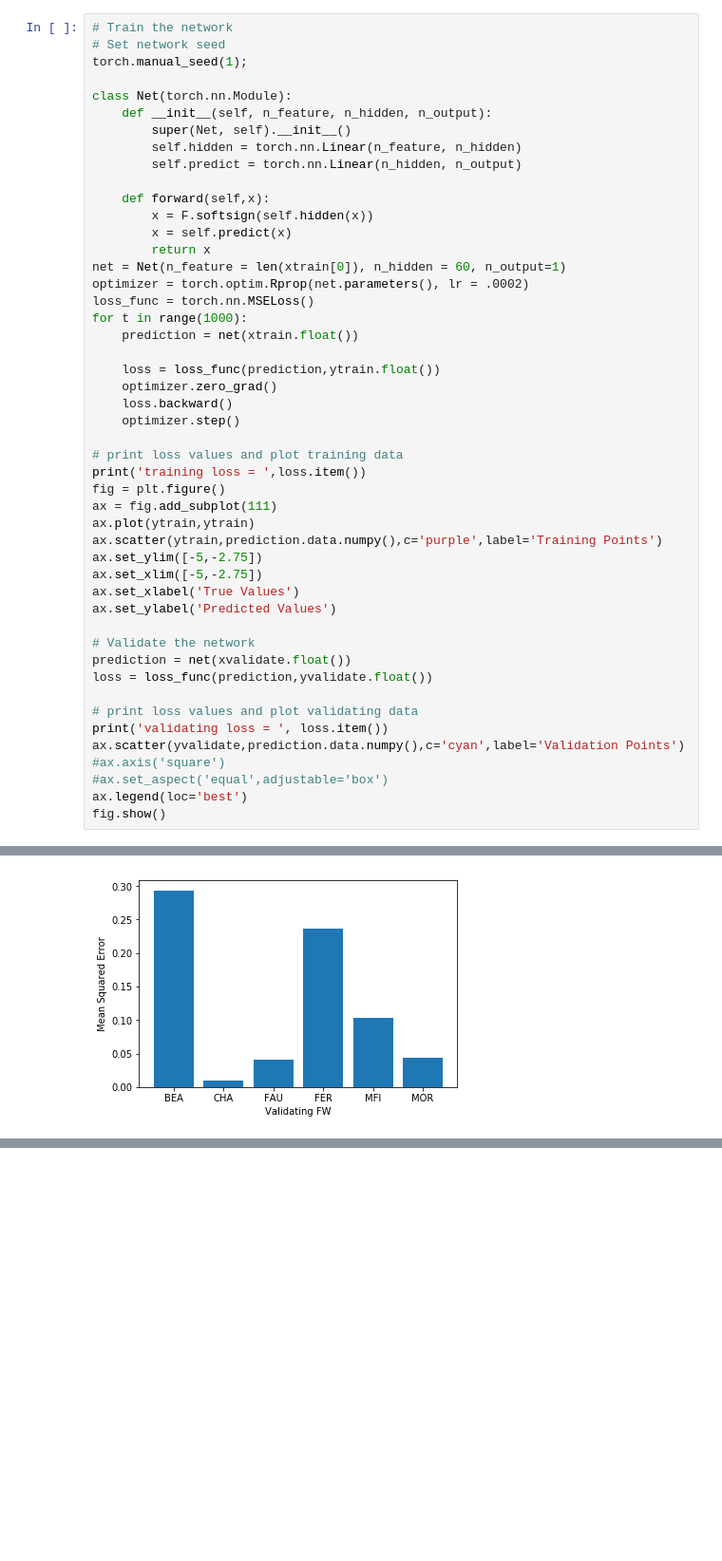
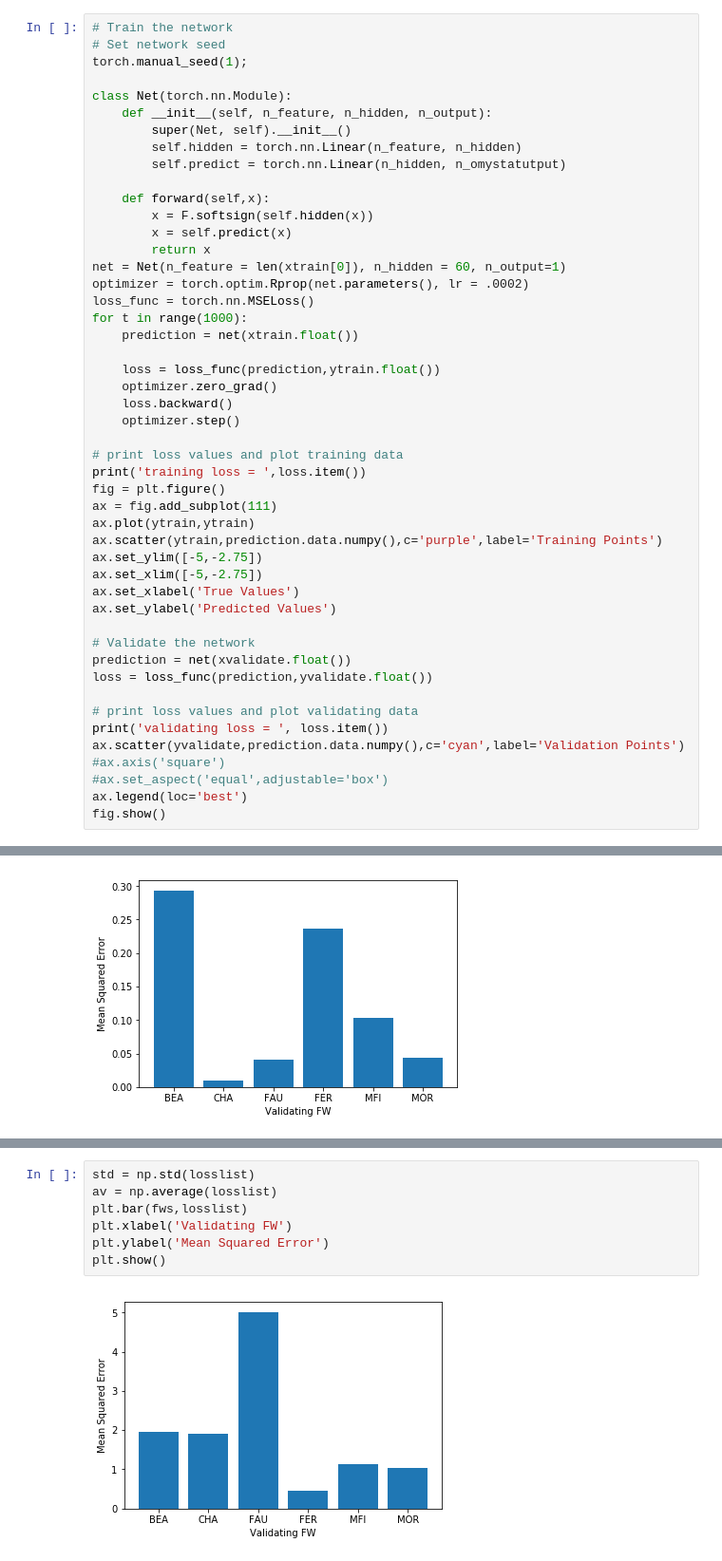
Before and after one commit to jtcrum/dpe_net, a Jupyter notebook: train-validate-with-tsites.ipynb, the cells around one changed output, grey strips where cells are left out. Shown: that part at 95% size. Saved outputs shown, nothing was run; the diff lists cells and outputs as text; blank space fills up the shorter version.

```diff
--- a/train-validate-with-tsites.ipynb
+++ b/train-validate-with-tsites.ipynb
@@ -139,7 +145,7 @@ class Net(torch.nn.Module):
     def __init__(self, n_feature, n_hidden, n_output):
         super(Net, self).__init__()
         self.hidden = torch.nn.Linear(n_feature, n_hidden)
-        self.predict = torch.nn.Linear(n_hidden, n_output)
+        self.predict = torch.nn.Linear(n_hidden, n_omystatutput)
 
     def forward(self,x):
         x = F.softsign(self.hidden(x))
@@ -1519,0 +1658,9 @@ plt.show()
+# %%
+std = np.std(losslist)
+av = np.average(losslist)
+plt.bar(fws,losslist)
+plt.xlabel('Validating FW')
+plt.ylabel('Mean Squared Error')
+plt.show()
+# %% [output]
+[figure, added]
```
Also changed, not shown: parts of 4 cells of this notebook, 1 other file.
